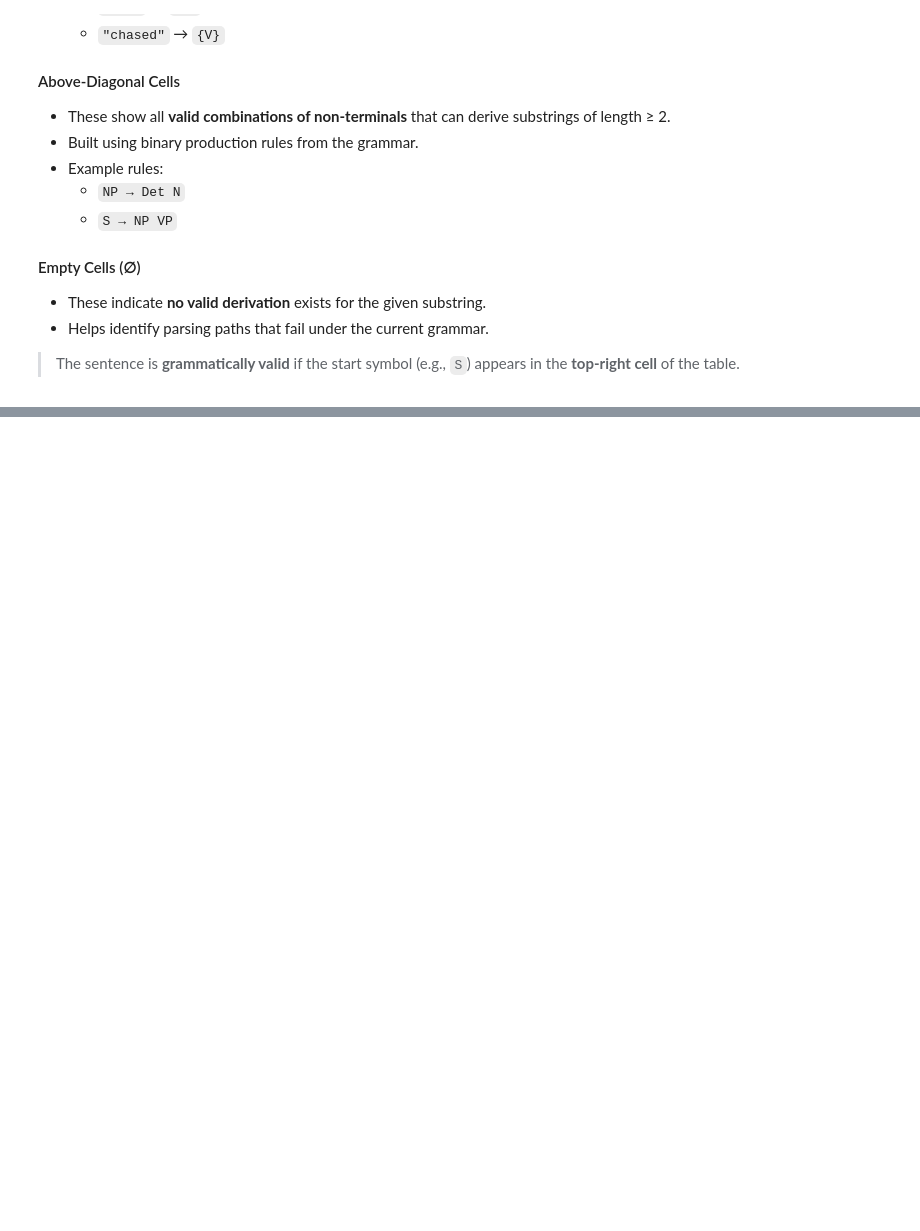
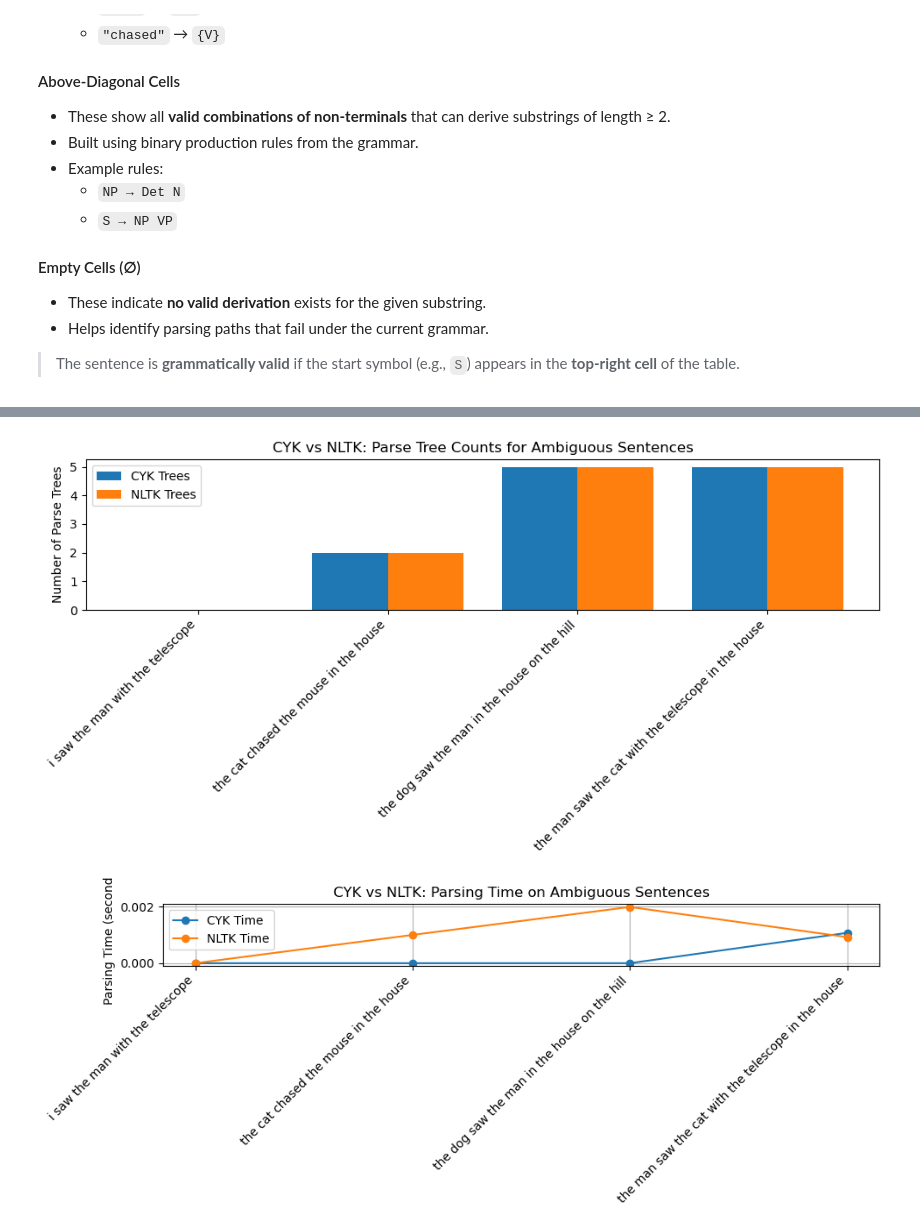
Before and after one commit to yooying/DSA, a Jupyter notebook: CYK-Finals-Draft.ipynb, the cells around one changed output, grey strips where cells are left out. Cells and saved outputs as stored; diff of their text form; code cells hidden in the pictures; blank space fills up the shorter version.

```diff
--- a/CYK-Finals-Draft.ipynb
+++ b/CYK-Finals-Draft.ipynb
@@ -490,0 +615,9 @@ The table above represents the **CYK parse table** generated for the input sente
+# %%
+
+def nltk_parse(tokens, parser):
+    try:
+        trees = list(parser.parse(tokens))
+        return len(trees) > 0
+    except Exception as e:
+        print(f"Error during parsing: {e}")
+        return False
@@ -490,0 +1235,10 @@ The table above represents the **CYK parse table** generated for the input sente
+# %%
+ambiguous_sentences = [
+    "I saw the man with the telescope",
+    "The cat chased the mouse in the house",
+    "The dog saw the man in the house on the hill",
+    "The man saw the cat with the telescope in the house"
+]
+
+# Convert to lowercase and tokenize for consistency
+ambiguous_sentences = [s.lower().split() for s in ambiguous_sentences]
@@ -490,0 +1267,31 @@ The table above represents the **CYK parse table** generated for the input sente
+# %%
+# Plot number of parse trees
+import matplotlib.pyplot as plt
+
+labels = [' '.join(s) for s in ambiguous_sentences]
+
+plt.figure(figsize=(10, 5))
+x = range(len(labels))
+plt.bar(x, cyk_ambig_counts, width=0.4, label='CYK Trees', align='center')
+plt.bar([i + 0.4 for i in x], nltk_ambig_counts, width=0.4, label='NLTK Trees', align='center')
+plt.xticks([i + 0.2 for i in x], labels, rotation=45, ha='right')
+plt.ylabel('Number of Parse Trees')
+plt.title('CYK vs NLTK: Parse Tree Counts for Ambiguous Sentences')
+plt.legend()
+plt.tight_layout()
+plt.show()
+
+# Plot timing for ambiguous sentences
+plt.figure(figsize=(10, 4))
+plt.plot(labels, cyk_ambig_times, marker='o', label='CYK Time')
+plt.plot(labels, nltk_ambig_times, marker='o', label='NLTK Time')
+plt.ylabel('Parsing Time (seconds)')
+plt.title('CYK vs NLTK: Parsing Time on Ambiguous Sentences')
+plt.xticks(rotation=45, ha='right')
+plt.grid(True)
+plt.legend()
+plt.tight_layout()
+plt.show()
+# %% [output]
+[figure, added]
+[figure, added]
```
Also changed, not shown: parts of 51 cells of this notebook.
